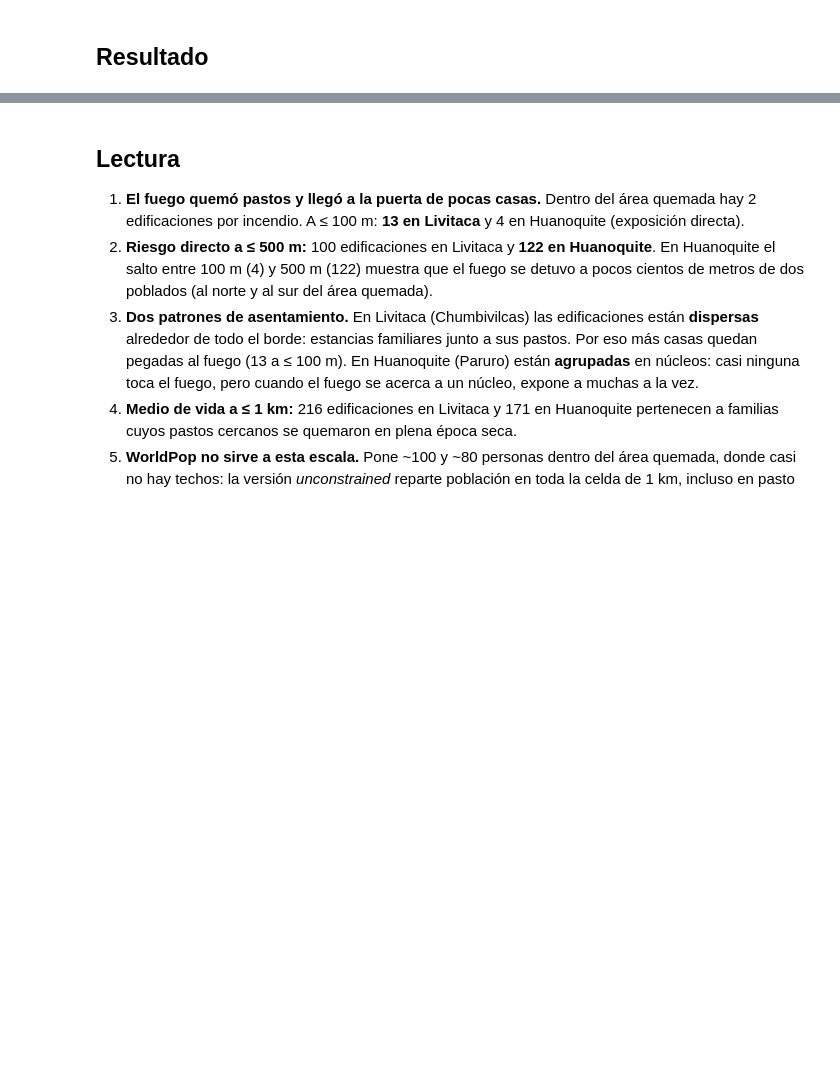
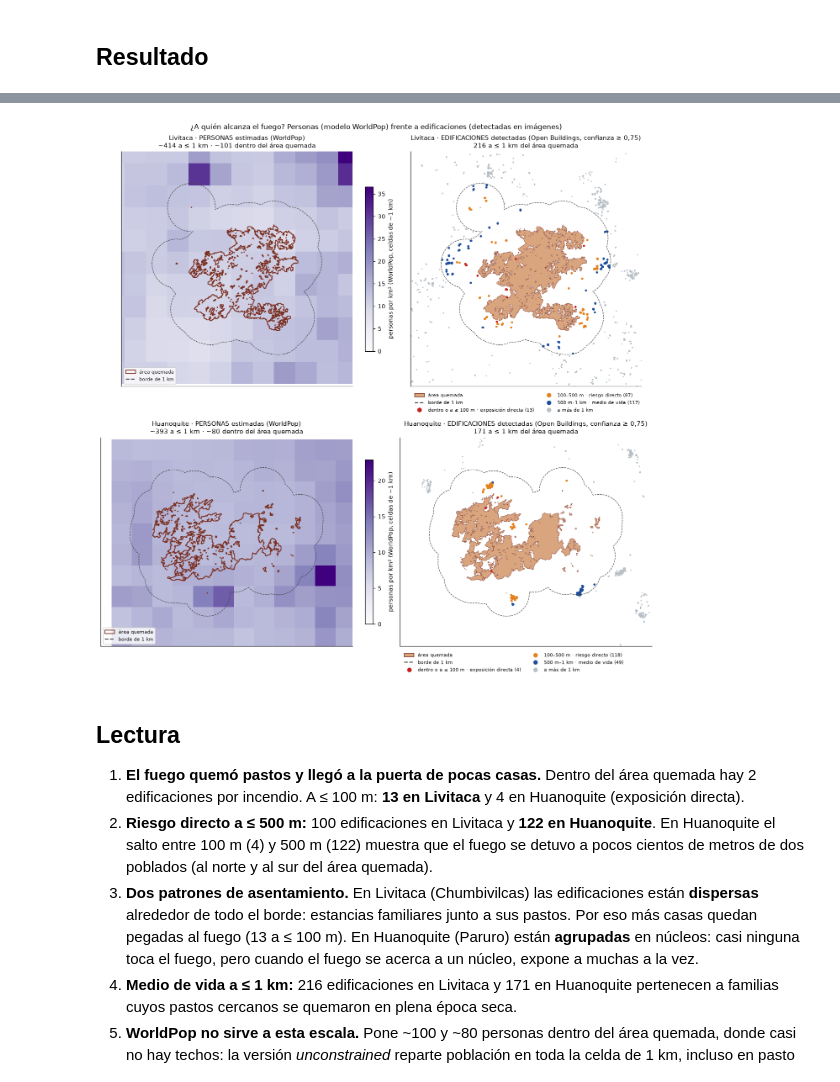
Before and after one commit to grey-d18/grey_diplomado, a Jupyter notebook: tarea_raster/04_personas_viviendas.ipynb, the cells around one changed output, grey strips where cells are left out. Saved outputs shown, nothing was run; the diff lists cells and outputs as text; code cells hidden in the pictures; blank space fills up the shorter version.

```diff
--- a/tarea_raster/04_personas_viviendas.ipynb
+++ b/tarea_raster/04_personas_viviendas.ipynb
@@ -182,3 +166,60 @@ plt.tight_layout(rect=[0, 0, 1, 0.95]); fig.savefig(FIG / "04_personas_viviendas
+# %%
+from matplotlib.lines import Line2D
+from matplotlib.patches import Patch
+
+FRANJAS = [("dentro o a ≤ 100 m · exposición directa", 0, 100, "#c81e1e"),
+           ("100–500 m · riesgo directo", 100, 500, "#e6821e"),
+           ("500 m–1 km · medio de vida", 500, 1000, "#1f4e9c")]
+ext_1km = [t.c, t.c + t.a * pob.shape[1], t.f + t.e * pob.shape[0], t.f]
+km2_celda = abs(t.a * t.e) * 111.32 * 110.57 * np.cos(np.radians(-14))
+fuertes = edif[edif.confidence >= 0.75].copy()
+
+fig, ejes = plt.subplots(2, 2, figsize=(12, 12), layout="constrained")
+for (ax_p, ax_e), (inc, geom) in zip(ejes, amplia.items()):
+    z = zonas[zonas.incendio == inc].set_index("zona").to_crs(4326)
+    quem = gpd.GeoSeries([geom], crs=CRS_METRICO).to_crs(4326)
+    lim = z.loc["hasta 1 km"].geometry.buffer(0.012).bounds
+    fuertes["dist_m"] = fuertes.distance(geom)
+    cerca = fuertes[fuertes.dist_m <= 1000].to_crs(4326)
+
+    # personas
+    densidad = pob / km2_celda
+    cols = slice(max(int((lim[0] - t.c) / t.a), 0), int((lim[2] - t.c) / t.a) + 1)
+    filas_ = slice(max(int((lim[3] - t.f) / t.e), 0), int((lim[1] - t.f) / t.e) + 1)
+    vmax = max(np.nanmax(densidad[filas_, cols]), 1)
+    im = ax_p.imshow(densidad, extent=ext_1km, cmap="Purples", vmin=0, vmax=vmax, interpolation="nearest")
+    quem.plot(ax=ax_p, color="none", edgecolor="#7a2e1f", linewidth=1.2)
+    gpd.GeoSeries([z.loc["hasta 1 km"].geometry], crs=4326).boundary.plot(ax=ax_p, color="#444", linewidth=0.8, linestyle="--")
+    plt.colorbar(im, ax=ax_p, shrink=0.7, label="personas por km² (WorldPop, celdas de ~1 km)")
+    ax_p.legend(handles=[Patch(fc="none", ec="#7a2e1f", lw=1.2, label="área quemada"),
+                         Line2D([], [], color="#444", ls="--", label="borde de 1 km")], loc="lower left", fontsize=7.5)
+    ax_p.set_title(f"{inc} · PERSONAS estimadas (WorldPop)\n~{z.loc['hasta 1 km'].personas:,.0f} a ≤ 1 km · "
+                   f"~{z.loc['dentro del área quemada'].personas:,.0f} dentro del área quemada", fontsize=9.5)
+
+    # edificaciones
+    quem.plot(ax=ax_e, color="#d9a57f", edgecolor="#7a2e1f", linewidth=0.4)
+    gpd.GeoSeries([z.loc["hasta 1 km"].geometry], crs=4326).boundary.plot(ax=ax_e, color="#444", linewidth=0.8, linestyle="--")
+    lejos = fuertes[fuertes.dist_m > 1000].to_crs(4326)
+    ax_e.scatter(lejos.geometry.x, lejos.geometry.y, s=1, c="#b8c0c6")
+    for etiqueta, lo, hi, color in FRANJAS:
+        sel = cerca[(cerca.dist_m > lo) & (cerca.dist_m <= hi)] if lo else cerca[cerca.dist_m <= hi]
+        ax_e.scatter(sel.geometry.x, sel.geometry.y, s=6, c=color)
+    ax_e.legend(handles=[Patch(fc="#d9a57f", ec="#7a2e1f", label="área quemada"),
+                         Line2D([], [], color="#444", ls="--", label="borde de 1 km")]
+                + [Line2D([], [], marker="o", ls="", color=c, label=f"{e} ({len(cerca[(cerca.dist_m > lo) & (cerca.dist_m <= hi)] if lo else cerca[cerca.dist_m <= hi])})")
+                   for e, lo, hi, c in FRANJAS]
+                + [Line2D([], [], marker="o", ls="", color="#b8c0c6", label="a más de 1 km")],
+                loc="upper left", bbox_to_anchor=(0, -0.01), ncol=2, fontsize=7.5, frameon=False)
+    ax_e.set_title(f"{inc} · EDIFICACIONES detectadas (Open Buildings, confianza ≥ 0,75)\n"
+                   f"{z.loc['hasta 1 km'].edif_075:,.0f} a ≤ 1 km del área quemada", fontsize=9.5)
+    for ax in (ax_p, ax_e):
+        ax.set_xlim(lim[0], lim[2]); ax.set_ylim(lim[1], lim[3])
+        ax.set_aspect(1 / np.cos(np.radians((lim[1] + lim[3]) / 2)))
+        ax.set_xticks([]); ax.set_yticks([])
+fig.suptitle("¿A quién alcanza el fuego? Personas (modelo WorldPop) frente a edificaciones (detectadas en imágenes)", fontsize=11)
+fig.savefig(FIG / "04_personas_viviendas.png", dpi=150); plt.show()
+# %% [output]
+[figure, added]
 # %% [markdown]
 ## Lectura
 
```
Also changed, not shown: parts of 4 cells of this notebook, 39 other files.
